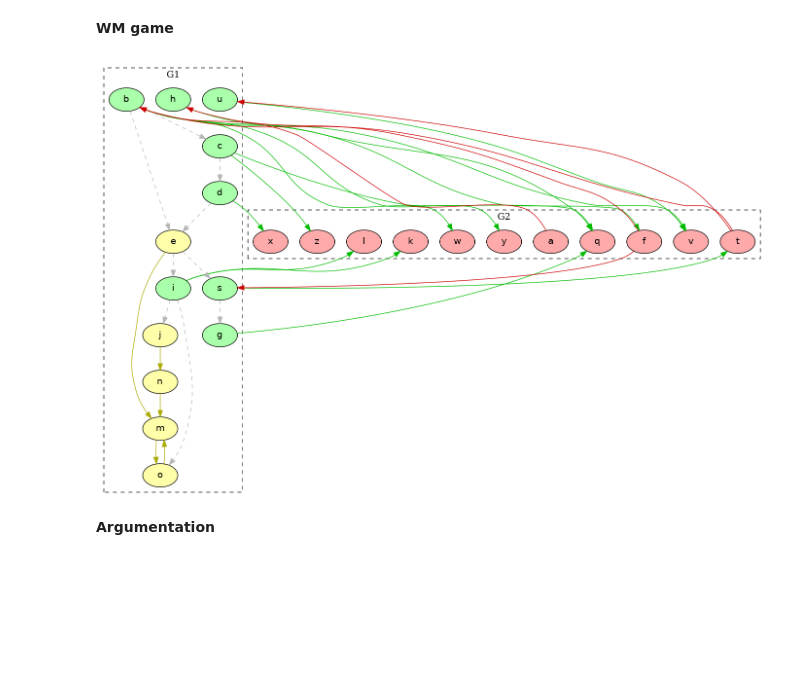
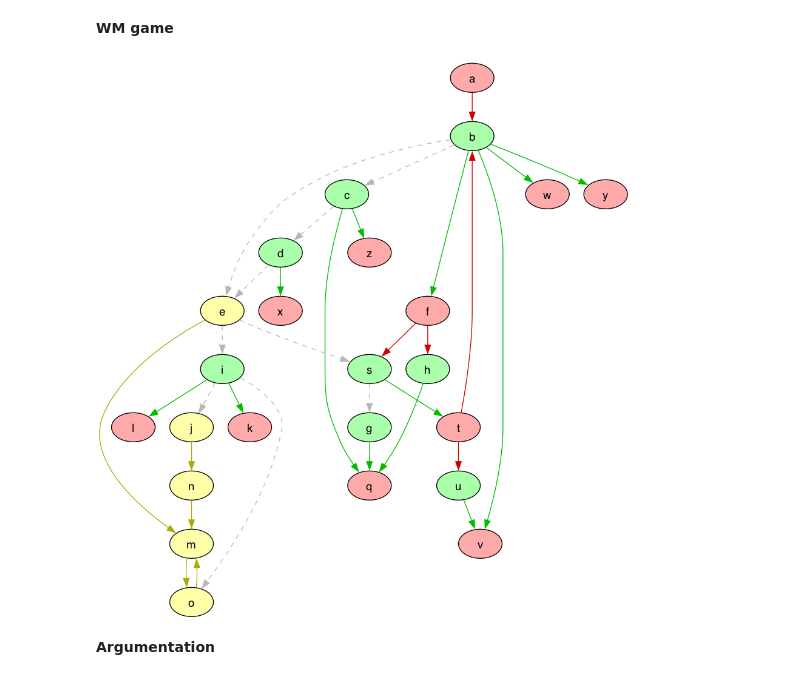
Before and after one commit to idaks/Games-and-Argumentation, a Jupyter notebook: IDCC-2024/animal_example.ipynb, the cells around one changed output. Drawn from its saved outputs; the diff is of its cells as text; code cells hidden in the pictures; blank space fills up the shorter version.

```diff
--- a/IDCC-2024/animal_example.ipynb
+++ b/IDCC-2024/animal_example.ipynb
@@ -169,23 +168,22 @@ As we have win_move graph and attack graph, we start to think about maybe we onl
 # %%
 game_node_color_wfs = {"win": "green", "lost": "red", "drawn": "yellow"}
 game_edge_color_wfs = {
     ("green", "green"): "gray",
     ("green", "yellow"): "gray",
     ("yellow", "green"): "gray",
     ("yellow", "yellow"): "yellow",
     ("green", "red"): "green",
     ("red", "green"): "red",
 }
 visualize_wfs(
     "files/plain_wm_graph.dlv",
     "game",
     game_node_color_wfs,
-    game_edge_color_wfs,
-    subgraph=True
+    game_edge_color_wfs
 )
 Image("graphs/game_graph_colored.png")
 # %% [output]
-[figure, old version]
+[figure, new version]
 # %% [markdown]
 **Argumentation**
 # %%
```
Also changed, not shown: parts of 5 cells of this notebook, 20 other files.
